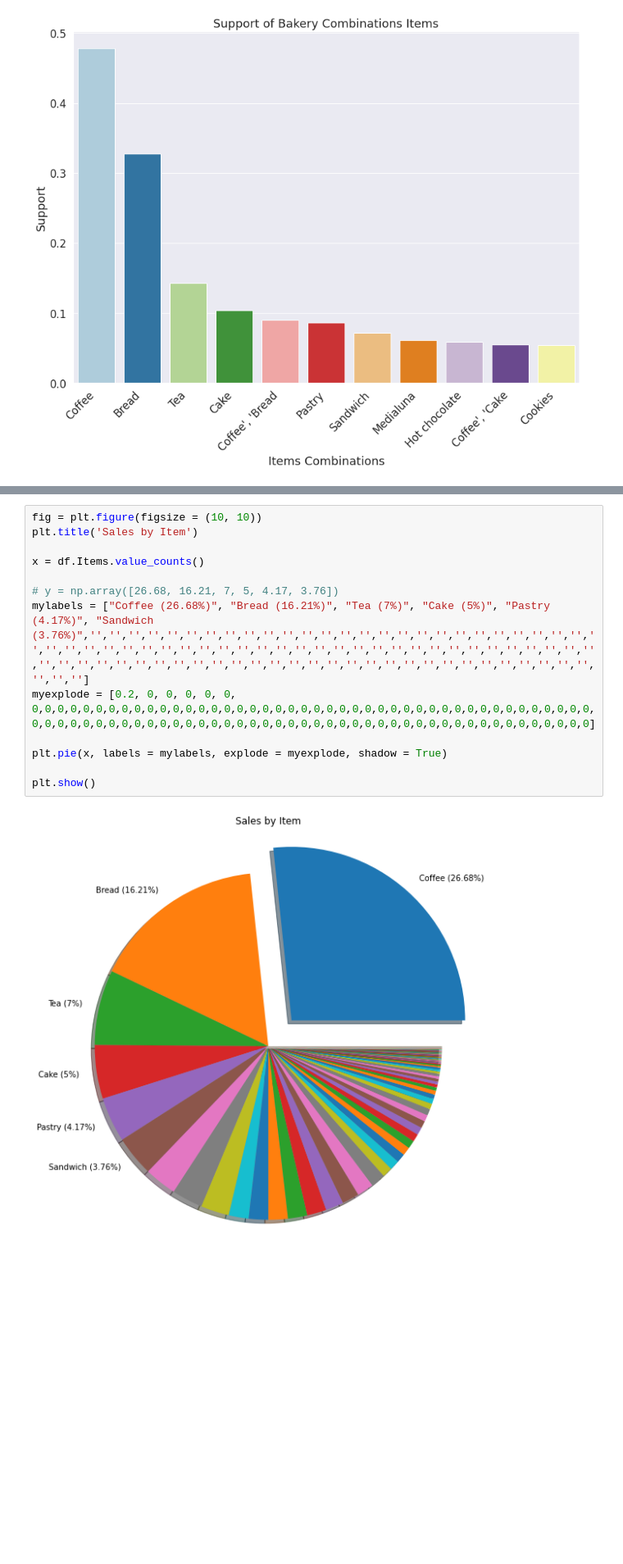
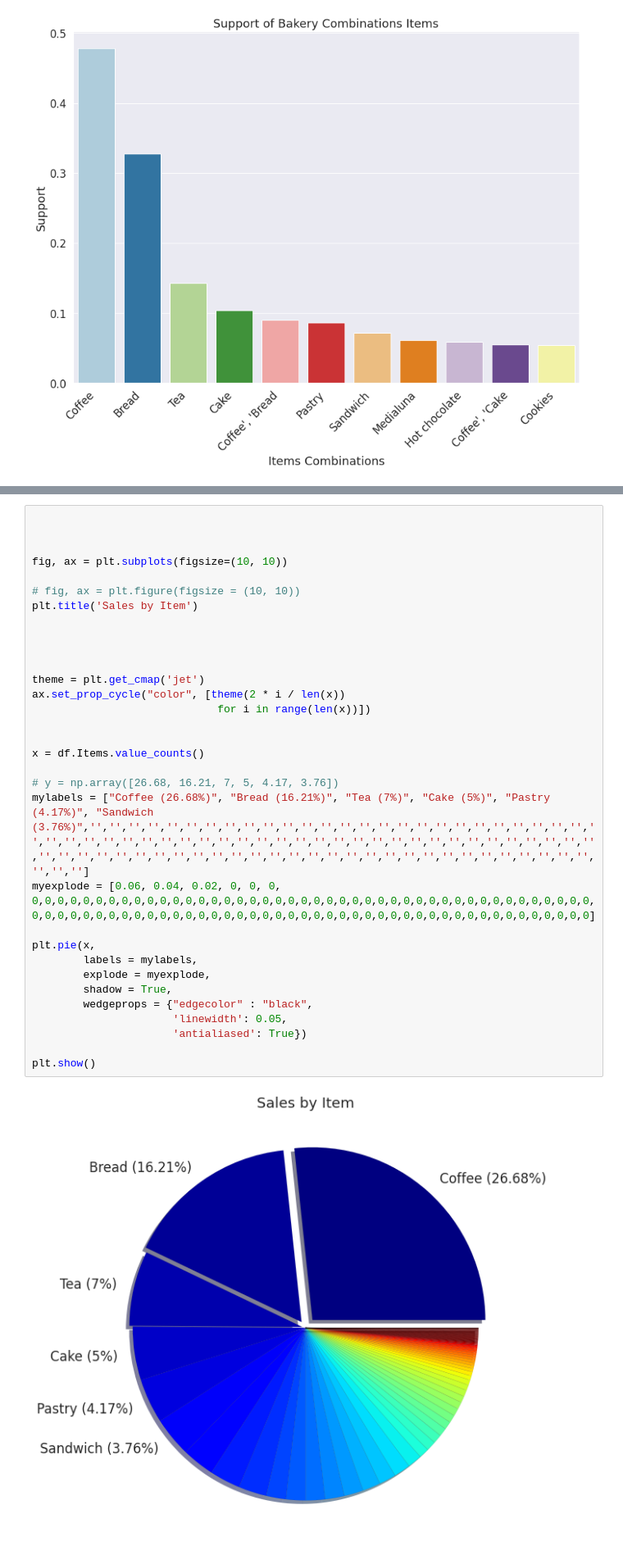
Before and after one commit to TylerSzymkowicz/TylerSzymkowicz, a Jupyter notebook: bakery.ipynb, the cells around one changed output, grey strips where cells are left out. Shown at 82% size. Drawn from its saved outputs; the diff is of its cells as text; blank space fills up the shorter version.

```diff
--- a/bakery.ipynb
+++ b/bakery.ipynb
@@ -581,15 +328,34 @@ plt.plot()
 # %%
-fig = plt.figure(figsize = (10, 10))
+
+
+
+fig, ax = plt.subplots(figsize=(10, 10))
+
+# fig, ax = plt.figure(figsize = (10, 10))
 plt.title('Sales by Item')
+
+
+
+
+theme = plt.get_cmap('jet')
+ax.set_prop_cycle("color", [theme(2 * i / len(x))
+                             for i in range(len(x))])
+
 
 x = df.Items.value_counts()
 
 # y = np.array([26.68, 16.21, 7, 5, 4.17, 3.76])
 mylabels = ["Coffee (26.68%)", "Bread (16.21%)", "Tea (7%)", "Cake (5%)", "Pastry (4.17%)", "Sandwich (3.76%)",'','','','','','','','','','','','','','','','','','','','','','','','','','','','','','','','','','','','','','','','','','','','','','','','','','','','','','','','','','','','','','','','','','','','','','','','','','','','','','','','','','','','','','','','']
-myexplode = [0.2, 0, 0, 0, 0, 0, 0,0,0,0,0,0,0,0,0,0,0,0,0,0,0,0,0,0,0,0,0,0,0,0,0,0,0,0,0,0,0,0,0,0,0,0,0,0,0,0,0,0,0,0,0,0,0,0,0,0,0,0,0,0,0,0,0,0,0,0,0,0,0,0,0,0,0,0,0,0,0,0,0,0,0,0,0,0,0,0,0,0,0,0,0,0,0,0]
+myexplode = [0.06, 0.04, 0.02, 0, 0, 0, 0,0,0,0,0,0,0,0,0,0,0,0,0,0,0,0,0,0,0,0,0,0,0,0,0,0,0,0,0,0,0,0,0,0,0,0,0,0,0,0,0,0,0,0,0,0,0,0,0,0,0,0,0,0,0,0,0,0,0,0,0,0,0,0,0,0,0,0,0,0,0,0,0,0,0,0,0,0,0,0,0,0,0,0,0,0,0,0]
 
-plt.pie(x, labels = mylabels, explode = myexplode, shadow = True)
+plt.pie(x,
+        labels = mylabels,
+        explode = myexplode,
+        shadow = True,
+        wedgeprops = {"edgecolor" : "black",
+                      'linewidth': 0.05,
+                      'antialiased': True})
 
 plt.show()
 # %% [output]
-[figure, old version]
+[figure, new version]
```
Also changed, not shown: parts of 74 cells of this notebook.
